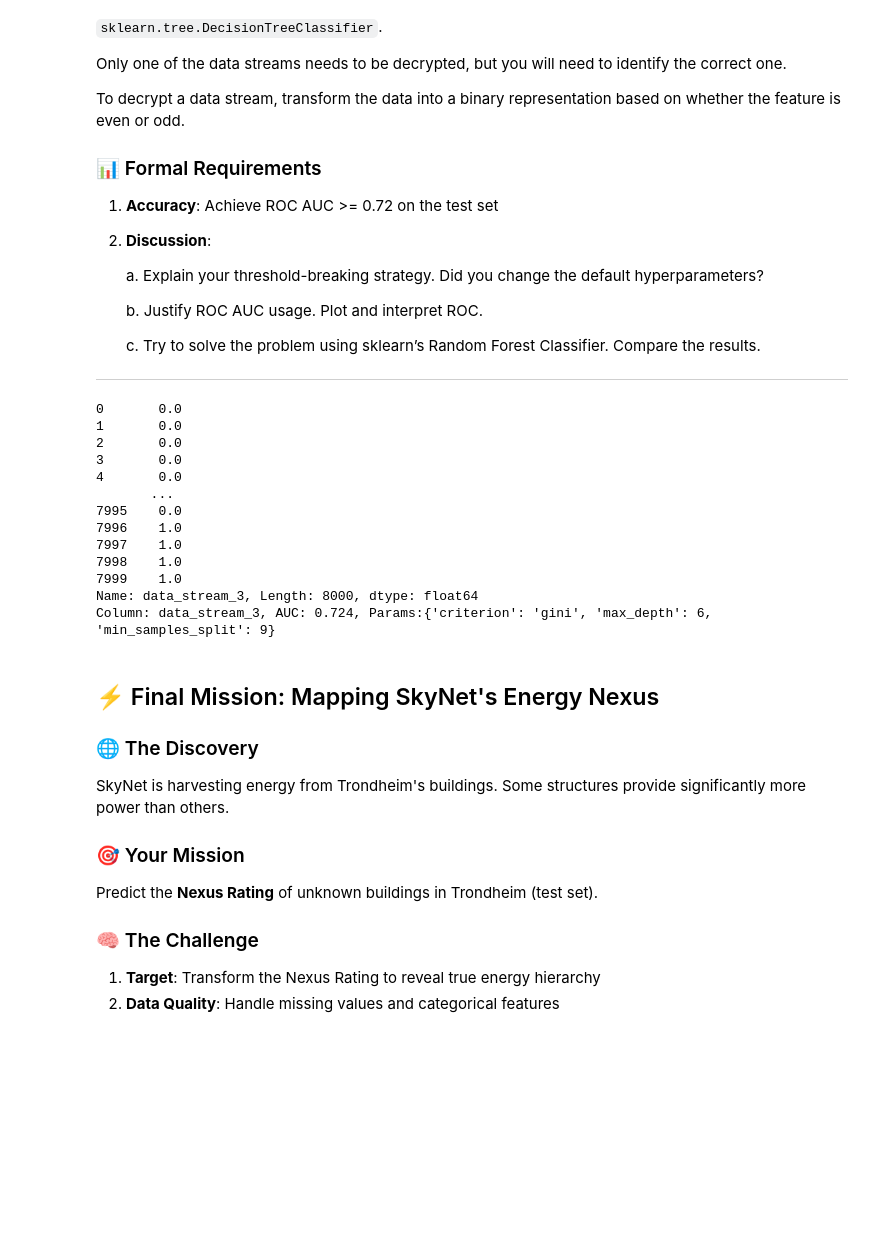
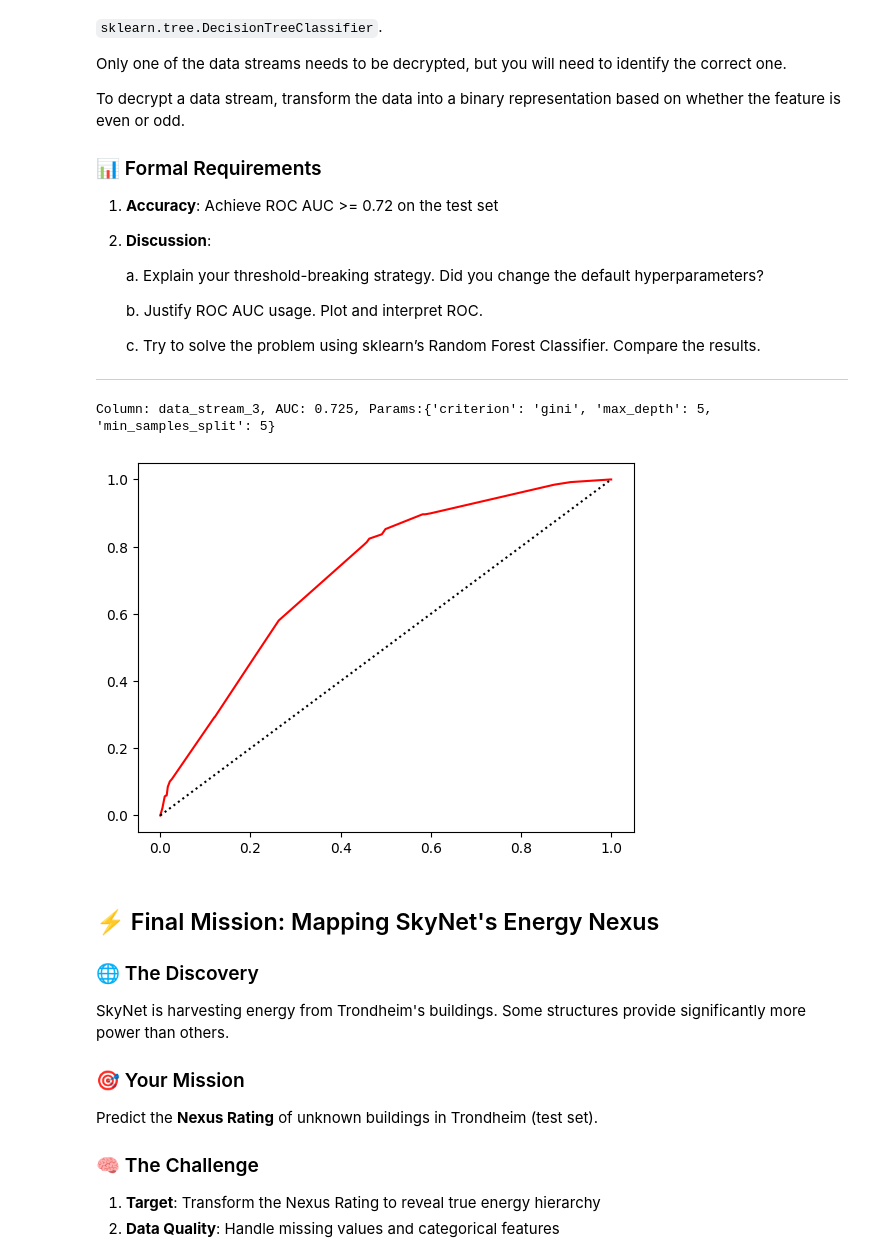
Before and after one commit to Eoely/TDT4172, a Jupyter notebook: a1/Chapter_1.ipynb, the cells around one changed output. Drawn from its saved outputs; the diff is of its cells as text; code cells hidden in the pictures; blank space fills up the shorter version.

Commit message:
Plot ROC curve 0.725

```diff
--- a/a1/Chapter_1.ipynb
+++ b/a1/Chapter_1.ipynb
@@ -255,11 +255,10 @@ To decrypt a data stream, transform the data into a binary representation based
 
 ---
 # %%
-# TODO: Can this just return numerical, so we don't have to to astype?
 def is_even(x):
     # We times it by 1000, because we know the amount of decimals in ds_3
     # And we have already determined that ds_3 is the relevant one.
-    return (x * 1000) % 2
+    return (round(x * 1000)) % 2
 
 
 
@@ -279,52 +278,44 @@ test_no_target = test.drop(columns=["target"]).copy()
 
 train_bin = train_no_target.copy().apply(is_even)
 test_bin = test_no_target.copy().apply(is_even)
 
+y_train = train["target"]
+y_test = test["target"]
 
 # Only ds_3, can probably remove loop?
 # feature_cols = [c for c in train.columns if c != "target"]
 feature_cols = ["data_stream_3"]
 for col in feature_cols:
     # Get a fresh copy of the encrypted data, without target
     X_train = train_no_target.copy()
     X_test = test_no_target.copy()
 
     # Replace the current iteration with the binary format
-    X_train[col] = train_bin[col].astype(int)
-    X_test[col] = test_bin[col].astype(int)
+    X_train[col] = train_bin[col]
+    X_test[col] = test_bin[col]
 
-    y_train = train["target"].astype(int)
-    y_test = test["target"].astype(int)
-
-    classifier = DecisionTreeClassifier(random_state=1)
+    classifier = DecisionTreeClassifier(random_state=42)
 
     grid_search = GridSearchCV(
         classifier,
         param_grid,
         cv=5,
         scoring="roc_auc",
         n_jobs=-1
     )
 
     grid_search.fit(X_train, y_train)
 
     prob = grid_search.predict_proba(X_test)[:, 1]
     auc = roc_auc_score(y_test, prob)
     print(f"Column: {col}, AUC: {auc:.3f}, Params:{grid_search.best_params_}")
+
+    fpr, tpr, thresholds =roc_curve(test['target'], prob, pos_label=1)
+    plt.plot(fpr, tpr, label=f"ROC curve (AUC={auc})", c="red")
+    plt.plot([0,1], [0,1], c="black", ls="dotted", label="Random (AUC=0.5)")
 # %% [output]
-0       0.0
-1       0.0
-2       0.0
-3       0.0
-4       0.0
-       ...
-7995    0.0
-7996    1.0
-7997    1.0
-7998    1.0
-7999    1.0
-Name: data_stream_3, Length: 8000, dtype: float64
-Column: data_stream_3, AUC: 0.724, Params:{'criterion': 'gini', 'max_depth': 6, 'min_samples_split': 9}
+Column: data_stream_3, AUC: 0.725, Params:{'criterion': 'gini', 'max_depth': 5, 'min_samples_split': 5}
+[figure, added]
 # %% [markdown]
 ## ⚡ Final Mission: Mapping SkyNet's Energy Nexus
 
```
